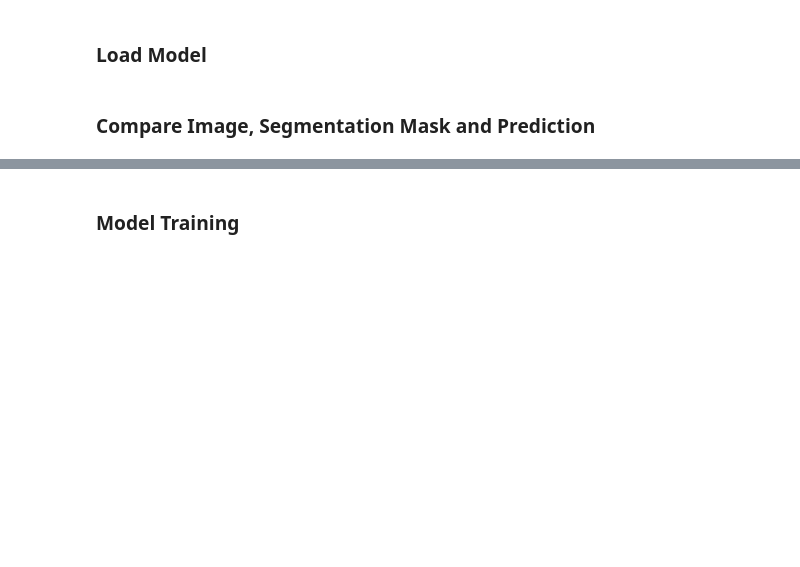
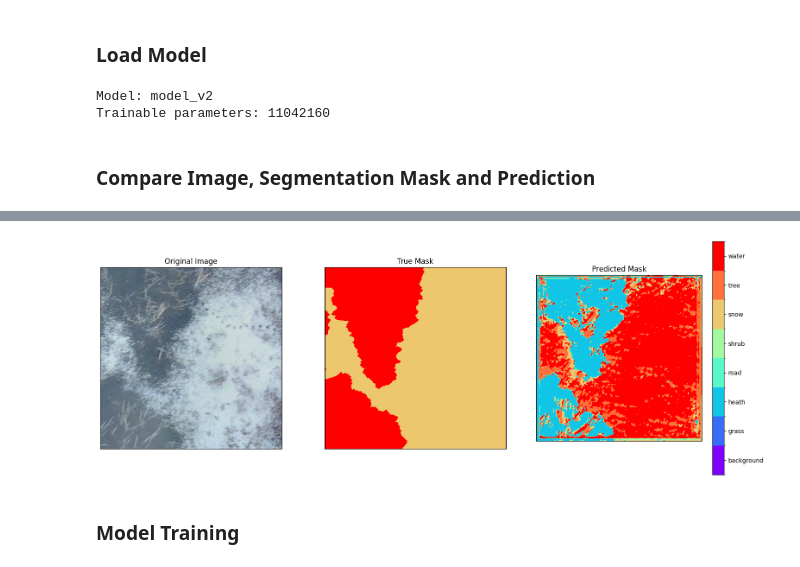
Before and after one commit to tw19816/CEZ_Mapping, a Jupyter notebook: Python/train_model.ipynb, the cells around one changed output, grey strips where cells are left out. Cells and saved outputs as stored; diff of their text form; code cells hidden in the pictures; blank space fills up the shorter version.

```diff
--- a/Python/train_model.ipynb
+++ b/Python/train_model.ipynb
@@ -30,28 +32,2 @@ print(tf.config.list_physical_devices('GPU'))
 # %% [markdown]
 ### Prepare dataset
-# %%
-image_files = get_png_paths_from_dir(Config.image_path)
-mask_files = get_png_paths_from_dir(Config.segmentation_path)
-weight_map = load_weight_map(Config.weight_map_path)
-weights = np.zeros(Config.output_channels, dtype=float)
-for key in weight_map.keys():
-    weights[int(key)] = weight_map.get(key)
-
-train_files, val_files, test_files = split_dataset_paths(
-    image_files,
-    mask_files,
-    Config.train_size,
-    Config.val_size,
-    Config.test_size
-)
-train_dataset, val_dataset, test_dataset = [
-    generate_image_dataset_from_files(
-        img_files,
-        msk_files,
-        Config.batch_size,
-        tf.data.AUTOTUNE,
-        Config.shuffle_size,
-        weights
-    ) for img_files, msk_files in [train_files, val_files, test_files]
-]
-train_dataset = augment_dataset(train_dataset)
@@ -66,12 +79,21 @@ model = deeplabv3plus(
     Config.channels_high,
     Config.middle_repeat
 )
+trainable_count = np.sum(
+    [tf.keras.backend.count_params(w) for w in model.trainable_weights]
+)
+print(f"Model: {model.name}\nTrainable parameters: {trainable_count}")
 model.compile(
-    optimizer = 'adam',
+    optimizer = tf.keras.optimizers.Adam(Config.learning_rate),
     loss = tf.keras.losses.SparseCategoricalCrossentropy(from_logits=True),
-    metrics = ["accuracy"]
+    metrics= ["accuracy"],
+    weighted_metrics = ["accuracy"]
 )
+# %% [output]
+Model: model_v2
+Trainable parameters: 11042160
 # %% [markdown]
 ### Compare Image, Segmentation Mask and Prediction
 # %%
-show_predictions(model, val_dataset)
+show_predictions(model, train_dataset)
+# %% [output]
@@ -78,3 +107,4 @@ show_predictions(model, val_dataset)
+[figure, added]
 # %% [markdown]
 ### Model Training
 # %% [markdown]
```
Also changed, not shown: parts of 6 cells of this notebook, 7 other files.
